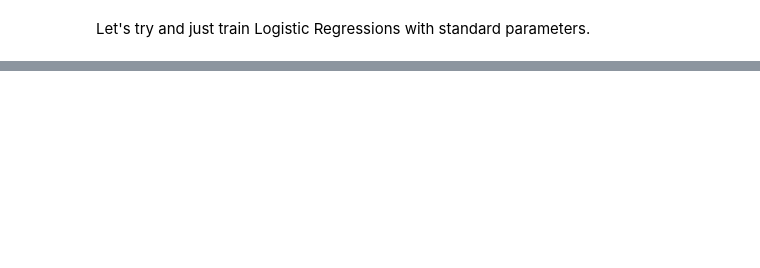
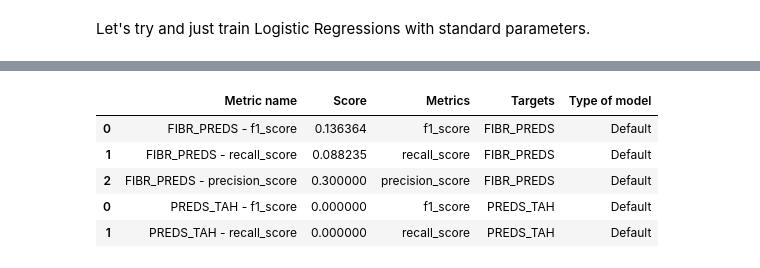
Before and after one commit to Lapochka365/HSE-Project-First-Year, a Jupyter notebook: Checkpoint 4.ipynb, the cells around one changed output, grey strips where cells are left out. Drawn from its saved outputs; the diff is of its cells as text; code cells hidden in the pictures; blank space fills up the shorter version.

```diff
--- a/Checkpoint 4.ipynb
+++ b/Checkpoint 4.ipynb
@@ -261,0 +338,6 @@ Well, precision lowered on most of the targets, and quite high on some of them.
+# %%
+ncols = 2
+_, rem = divmod(len(target_columns), ncols)
+while rem != 0:
+    ncols += 1
+    _, rem = divmod(len(target_columns), ncols)
@@ -261,0 +470,6 @@ Well, precision lowered on most of the targets, and quite high on some of them.
+# %%
+default_scores = pd.DataFrame()
+
+for target in target_columns:
+    scores_for_target = train_log_reg(X, infarction_df[target], target, verbose_metrics=False)
+    default_scores = pd.concat([default_scores, scores_for_target])
@@ -261,0 +494,14 @@ Well, precision lowered on most of the targets, and quite high on some of them.
+# %%
+targets = default_scores["Metric name"].str.split(" - ").str[0]
+metrics = default_scores["Metric name"].str.split(" - ").str[1]
+default_scores["Metrics"] = metrics
+default_scores["Targets"] = targets
+default_scores["Type of model"] = "Default"
+default_scores.head(5)
+# %% [output]
+|  | Metric name | Score | Metrics | Targets | Type of model |
+| 0 | FIBR_PREDS - f1_score | 0.136364 | f1_score | FIBR_PREDS | Default |
+| 1 | FIBR_PREDS - recall_score | 0.088235 | recall_score | FIBR_PREDS | Default |
+| 2 | FIBR_PREDS - precision_score | 0.300000 | precision_score | FIBR_PREDS | Default |
+| 0 | PREDS_TAH - f1_score | 0.000000 | f1_score | PREDS_TAH | Default |
+| 1 | PREDS_TAH - recall_score | 0.000000 | recall_score | PREDS_TAH | Default |
```
Also changed, not shown: parts of 57 cells of this notebook.
